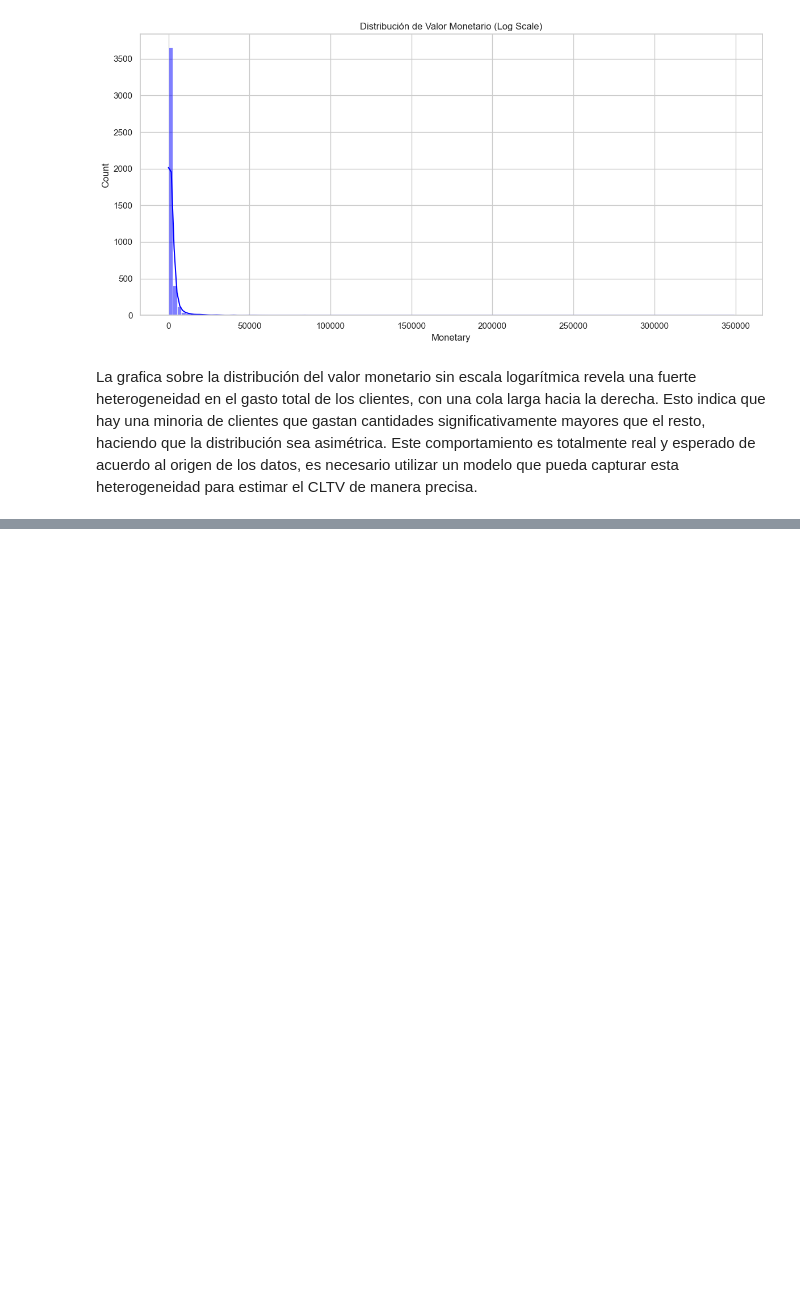
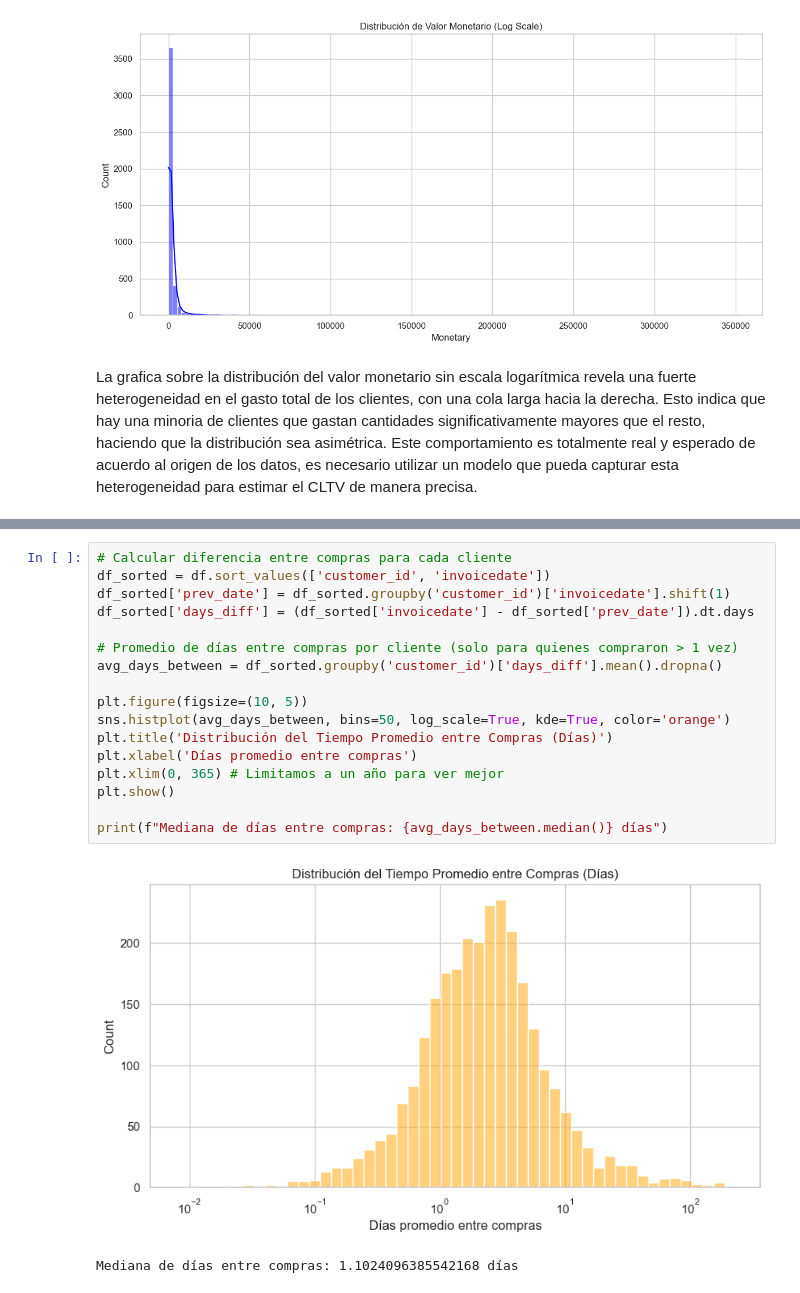
Before and after one commit to DaLeedev/CLTV_PROJECT, a Jupyter notebook: notebooks/03_Exploracion de los Datos.ipynb, the cells around one changed output, grey strips where cells are left out. Drawn from its saved outputs; the diff is of its cells as text; blank space fills up the shorter version.

```diff
--- a/notebooks/03_Exploracion de los Datos.ipynb
+++ b/notebooks/03_Exploracion de los Datos.ipynb
@@ -196,0 +235,20 @@ La grafica sobre la distribución del valor monetario sin escala logarítmica re
+# %%
+# Calcular diferencia entre compras para cada cliente
+df_sorted = df.sort_values(['customer_id', 'invoicedate'])
+df_sorted['prev_date'] = df_sorted.groupby('customer_id')['invoicedate'].shift(1)
+df_sorted['days_diff'] = (df_sorted['invoicedate'] - df_sorted['prev_date']).dt.days
+
+# Promedio de días entre compras por cliente (solo para quienes compraron > 1 vez)
+avg_days_between = df_sorted.groupby('customer_id')['days_diff'].mean().dropna()
+
+plt.figure(figsize=(10, 5))
+sns.histplot(avg_days_between, bins=50, log_scale=True, kde=True, color='orange')
+plt.title('Distribución del Tiempo Promedio entre Compras (Días)')
+plt.xlabel('Días promedio entre compras')
+plt.xlim(0, 365) # Limitamos a un año para ver mejor
+plt.show()
+
+print(f"Mediana de días entre compras: {avg_days_between.median()} días")
+# %% [output]
+[figure, added]
+Mediana de días entre compras: 1.1024096385542168 días
```
Also changed, not shown: parts of 3 cells of this notebook.
